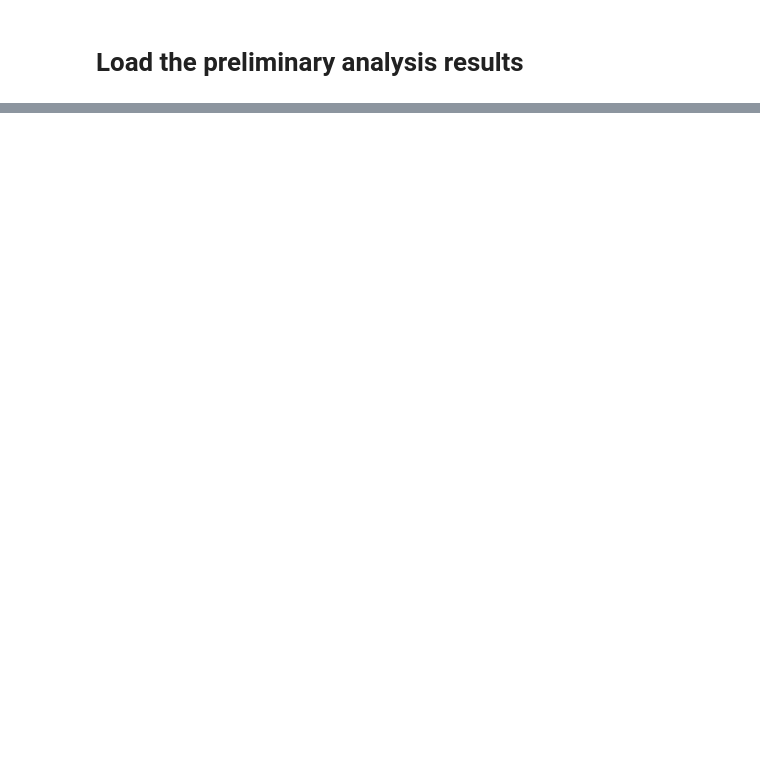
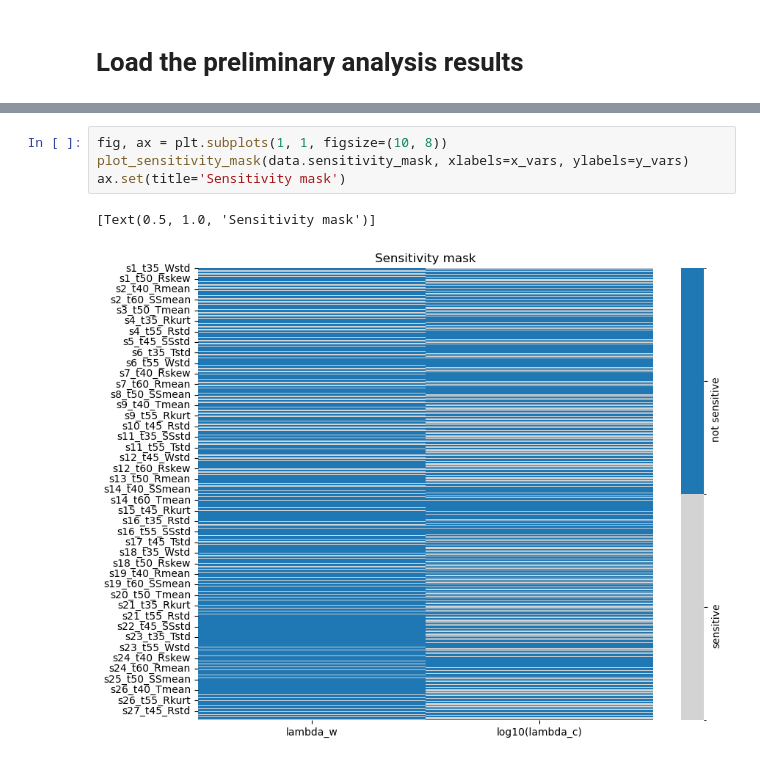
Before and after one commit to PeishiJiang/KIM, a Jupyter notebook: examples/im_cloudmodel/postprocessing.ipynb, the cells around one changed output, grey strips where cells are left out. Drawn from its saved outputs; the diff is of its cells as text; blank space fills up the shorter version.

```diff
--- a/examples/im_cloudmodel/postprocessing.ipynb
+++ b/examples/im_cloudmodel/postprocessing.ipynb
@@ -222,0 +91,7 @@ An NVIDIA GPU may be present on this machine, but a CUDA-enabled jaxlib is not i
+# %%
+fig, ax = plt.subplots(1, 1, figsize=(10, 8))
+plot_sensitivity_mask(data.sensitivity_mask, xlabels=x_vars, ylabels=y_vars)
+ax.set(title='Sensitivity mask')
+# %% [output]
+[Text(0.5, 1.0, 'Sensitivity mask')]
+[figure, added]
```
Also changed, not shown: parts of 30 cells of this notebook, 3 other files.
